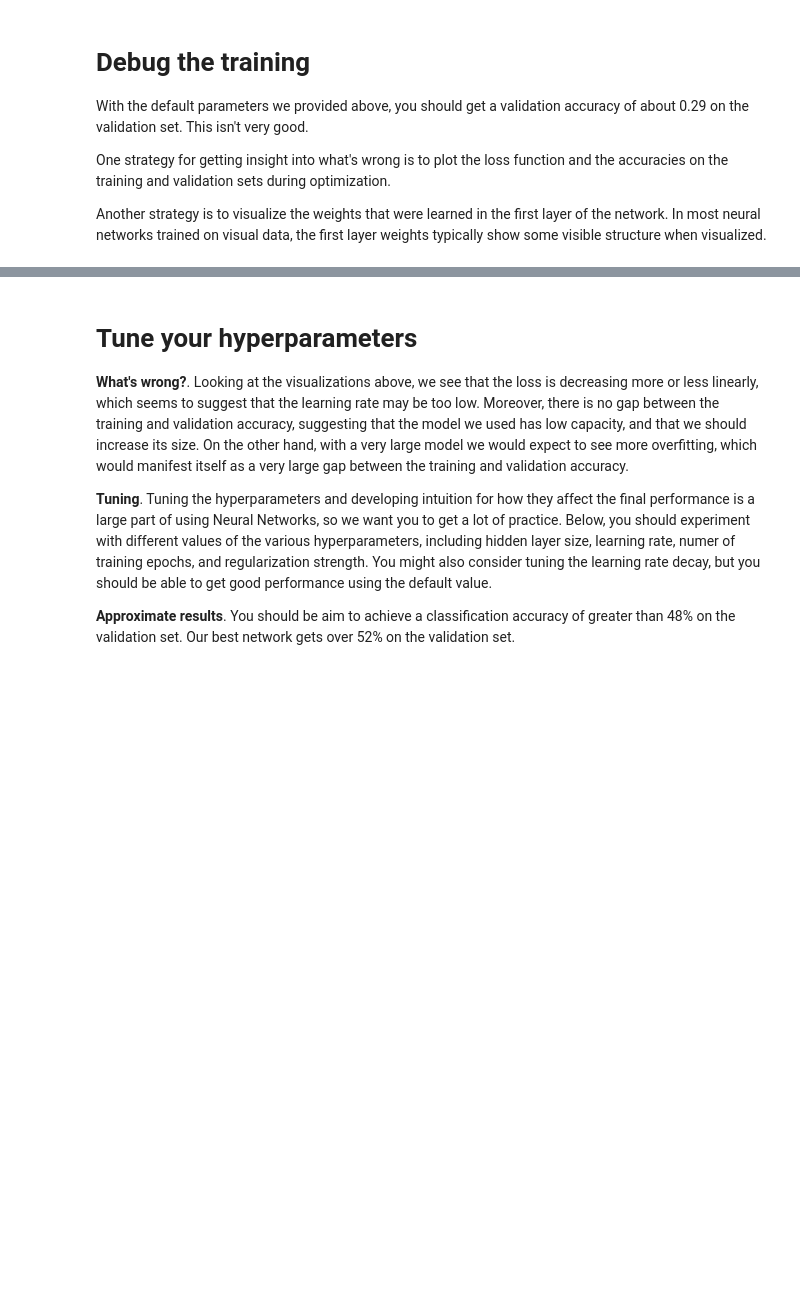
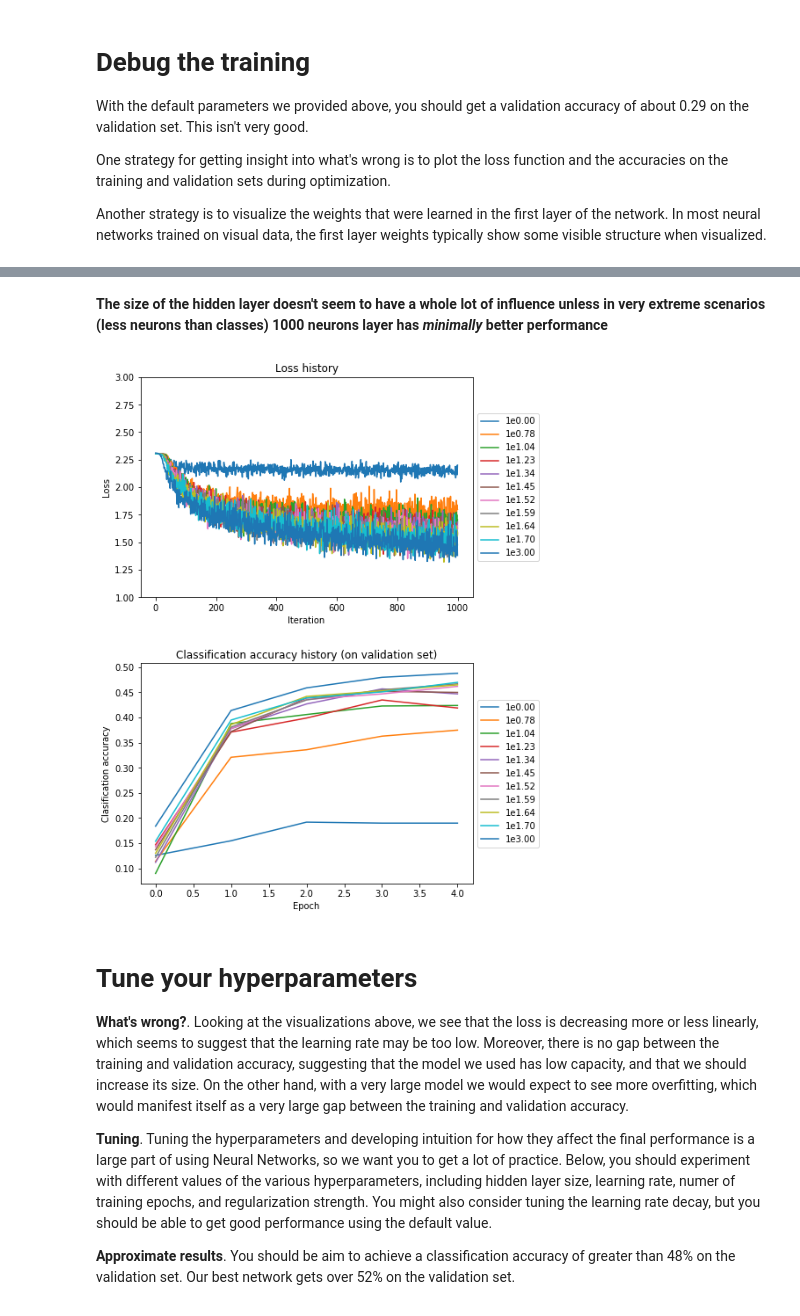
Before and after one commit to tomasz-lewicki/CS231n, a Jupyter notebook: assignment1/two_layer_net.ipynb, the cells around one changed output, grey strips where cells are left out. Drawn from its saved outputs; the diff is of its cells as text; code cells hidden in the pictures; blank space fills up the shorter version.

```diff
--- a/assignment1/two_layer_net.ipynb
+++ b/assignment1/two_layer_net.ipynb
@@ -283,3 +339,28 @@ show_net_weights(net)
+# %% [markdown]
+**The size of the hidden layer doesn't seem to have a whole lot of influence unless in very extreme scenarios (less neurons than classes) 1000 neurons layer has *minimally* better performance**
+# %%
+plt.subplots_adjust(bottom=0, right=1, top=2, hspace=0.3) #so you can see the labels at all
+
+plt.subplot(2, 1, 1)
+for hs in hidden_sizes:
+    plt.plot(hs_test[hs]['loss_history'], label='1e{0:.2f}'.format(np.log10(hs)))
+
+plt.title('Loss history')
+plt.xlabel('Iteration')
+plt.ylabel('Loss')
+plt.ylim(1, 3)
+plt.legend(loc='center left', bbox_to_anchor=(1, 0.5))
+
+plt.subplot(2, 1, 2)
+for hs in hidden_sizes:
+    plt.plot(hs_test[hs]['val_acc_history'], label='1e{0:.2f}'.format(np.log10(hs)))
+plt.title('Classification accuracy history (on validation set)')
+plt.xlabel('Epoch')
+plt.ylabel('Clasification accuracy')
+plt.legend(loc='center left', bbox_to_anchor=(1, 0.5))
+plt.show()
+# %% [output]
+[figure, added]
 # %% [markdown]
 # Tune your hyperparameters
 
```
Also changed, not shown: parts of 18 cells of this notebook.
